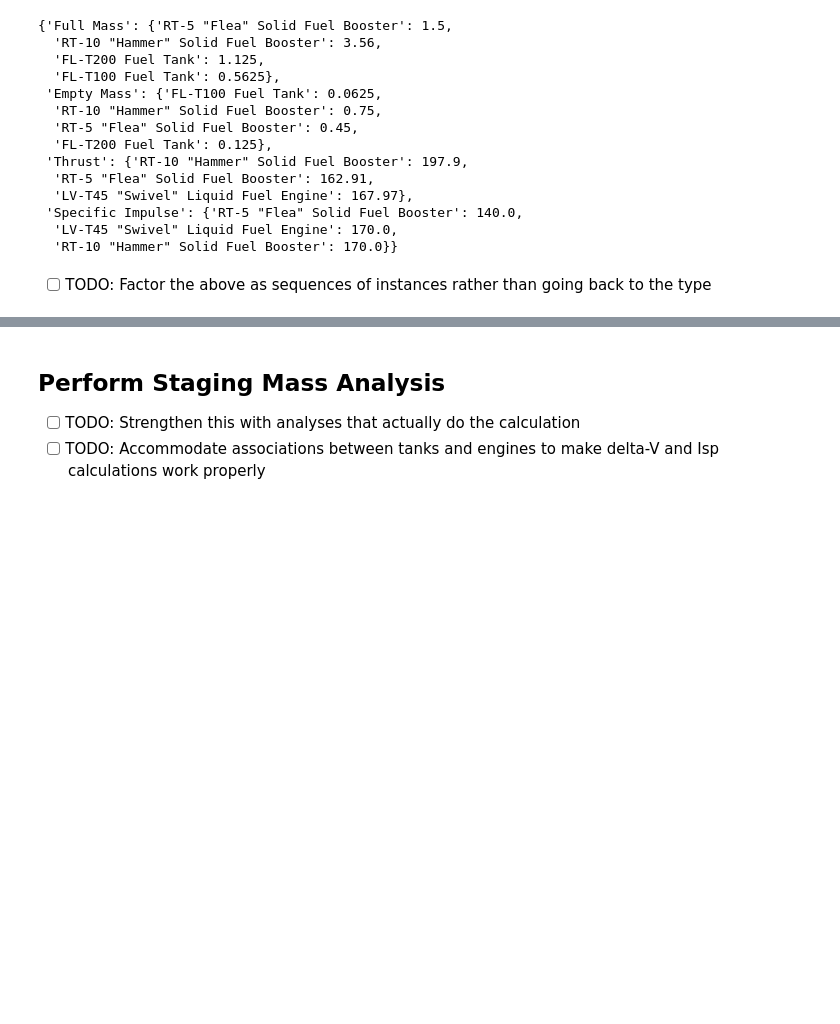
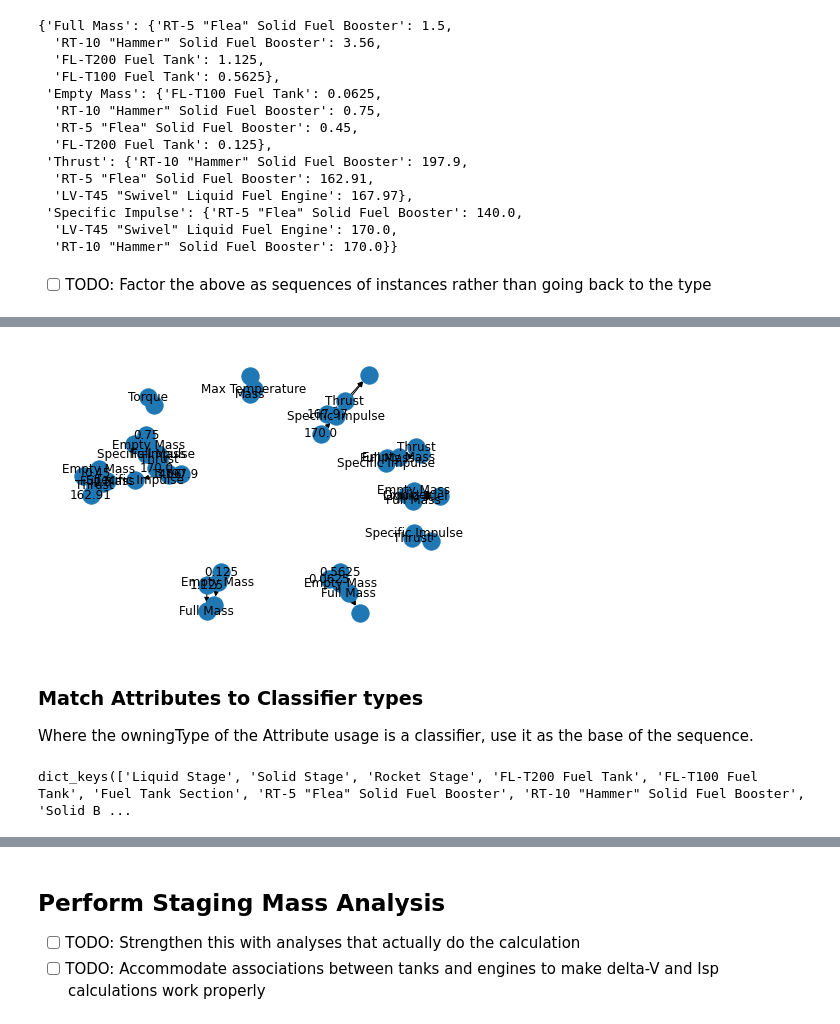
Before and after one commit to bjorncole/pyMBE, a Jupyter notebook: notebooks/Kerbal Model.ipynb, the cells around one changed output, grey strips where cells are left out. Drawn from its saved outputs; the diff is of its cells as text; code cells hidden in the pictures; blank space fills up the shorter version.

Commit message:
Added attribute sequences

```diff
--- a/notebooks/Kerbal Model.ipynb
+++ b/notebooks/Kerbal Model.ipynb
@@ -949,0 +914,30 @@ type_values
+# %%
+attribute_member_value_graph = NX.DiGraph()
+
+for att in att_uses:
+    if att['@id'] in id_memo_dict:
+        if id_memo_dict[att['@id']]['@type'] == 'AttributeUsage':
+            attribute_member_value_graph.add_edge(att['@id'], att['owningType']['@id'])
+            if len(att['ownedMember']) > 0:
+                for att_member in att['ownedMember']:
+                    lit_value = id_memo_dict[att_member['@id']]['@id']
+                    attribute_member_value_graph.add_edge(lit_value, att['@id'])
+# %%
+attribute_member_value_graph_labels = {}
+for node in attribute_member_value_graph.nodes():
+    if id_memo_dict[node]['@type'] == 'AttributeUsage':
+        attribute_member_value_graph_labels.update({node: get_name_by_id(node)})
+    elif id_memo_dict[node]['@type'] == 'LiteralReal':
+        attribute_member_value_graph_labels.update({node: id_memo_dict[node]['value']})
+
+NX.draw_spring(attribute_member_value_graph, labels=attribute_member_value_graph_labels)
+# %% [output]
+[figure, added]
+# %% [markdown]
+### Match Attributes to Classifier types
+
+Where the owningType of the Attribute usage is a classifier, use it as the base of the sequence.
+# %%
+classifier_instance_dicts[0].keys()
+# %% [output]
+dict_keys(['Liquid Stage', 'Solid Stage', 'Rocket Stage', 'FL-T200 Fuel Tank', 'FL-T100 Fuel Tank', 'Fuel Tank Section', 'RT-5 "Flea" Solid Fuel Booster', 'RT-10 "Hammer" Solid Fuel Booster', 'Solid B ...
```
Also changed, not shown: parts of 13 cells of this notebook.
